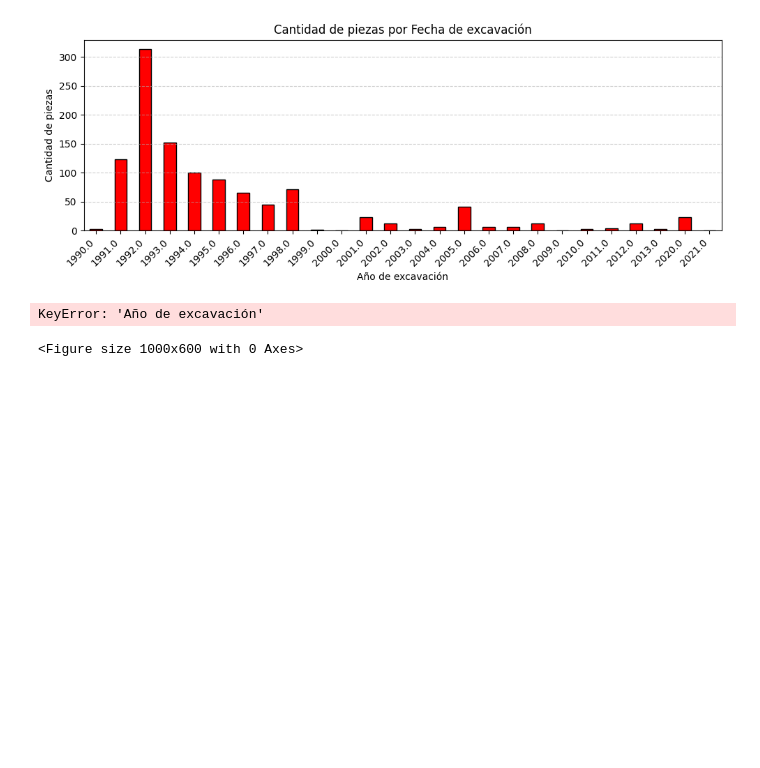
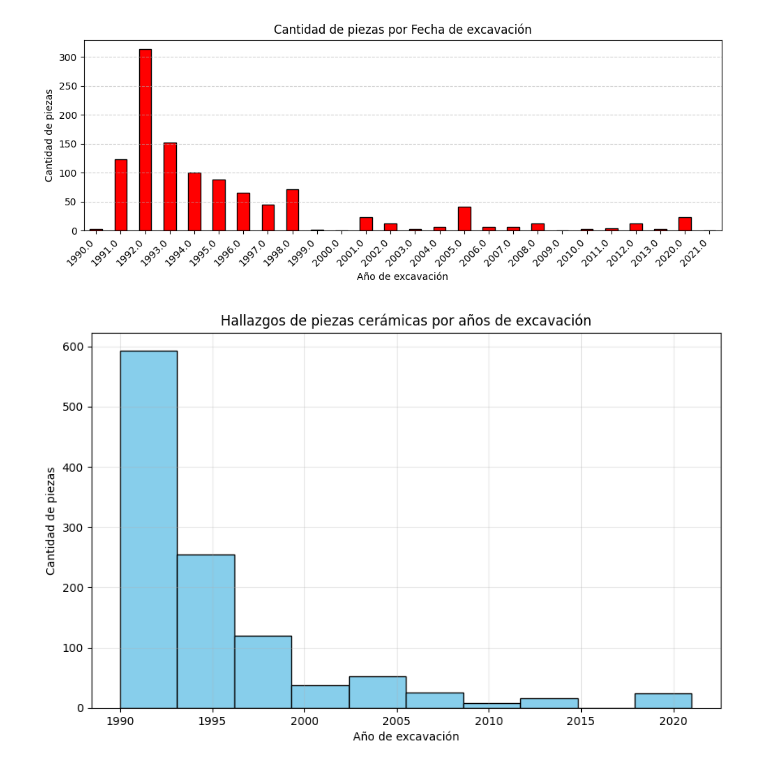
Before and after one commit to Charlez42/proyecto-final-hc-carlos-fuentes, a Jupyter notebook: PIEZAS_CERAMICAS_MUSEO.ipynb, the cells around one changed output. Drawn from its saved outputs; the diff is of its cells as text; code cells hidden in the pictures; blank space fills up the shorter version.

```diff
--- a/PIEZAS_CERAMICAS_MUSEO.ipynb
+++ b/PIEZAS_CERAMICAS_MUSEO.ipynb
@@ -176,14 +178,13 @@ plt.show()
 # %%
 # Crear un histograma
 # Histograma por hallazgos de piezas cerámicas según el año de excavación:
 
 plt.figure(figsize=(10, 6))
-plt.hist(piezas_por_año['Año de excavación'], bins=10, color='skyblue', edgecolor='black')
+plt.hist(df['Año de excavación'], bins=10, color='skyblue', edgecolor='black')
 plt.title('Hallazgos de piezas cerámicas por años de excavación')
 plt.xlabel('Año de excavación')
 plt.ylabel('Cantidad de piezas')
 plt.grid(True, alpha=0.3)
 plt.savefig('release_year_hist.png')
 # %% [output]
-KeyError: 'Año de excavación'
-<Figure size 1000x600 with 0 Axes>
+[figure, added]
```
Also changed, not shown: parts of 1 cell of this notebook.
